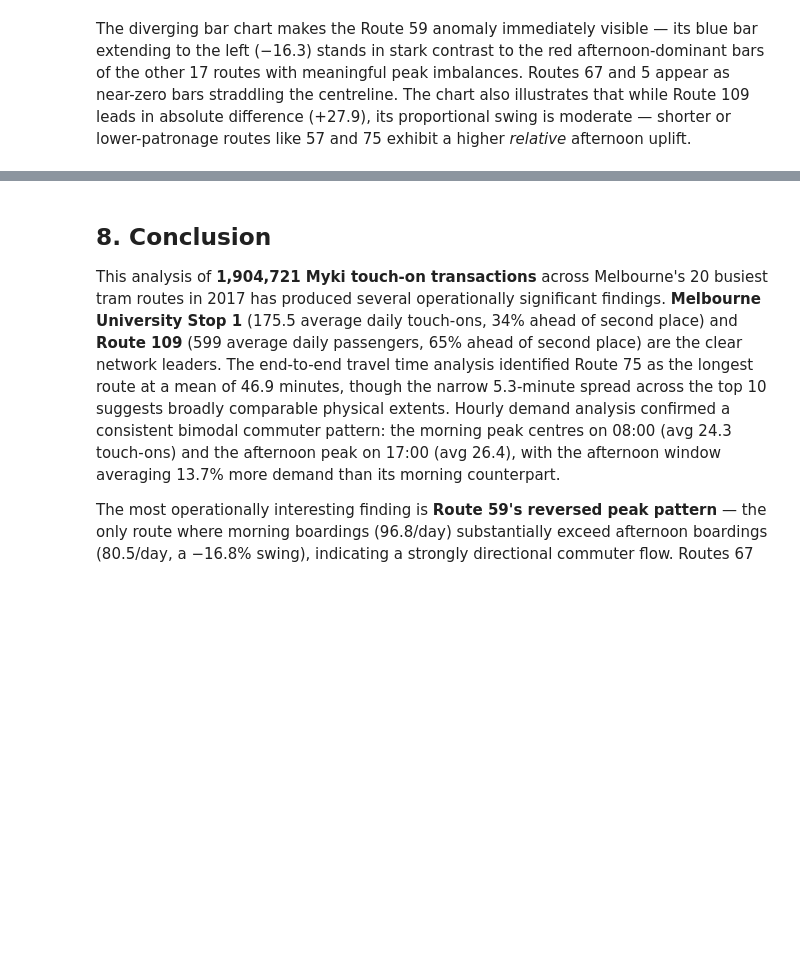
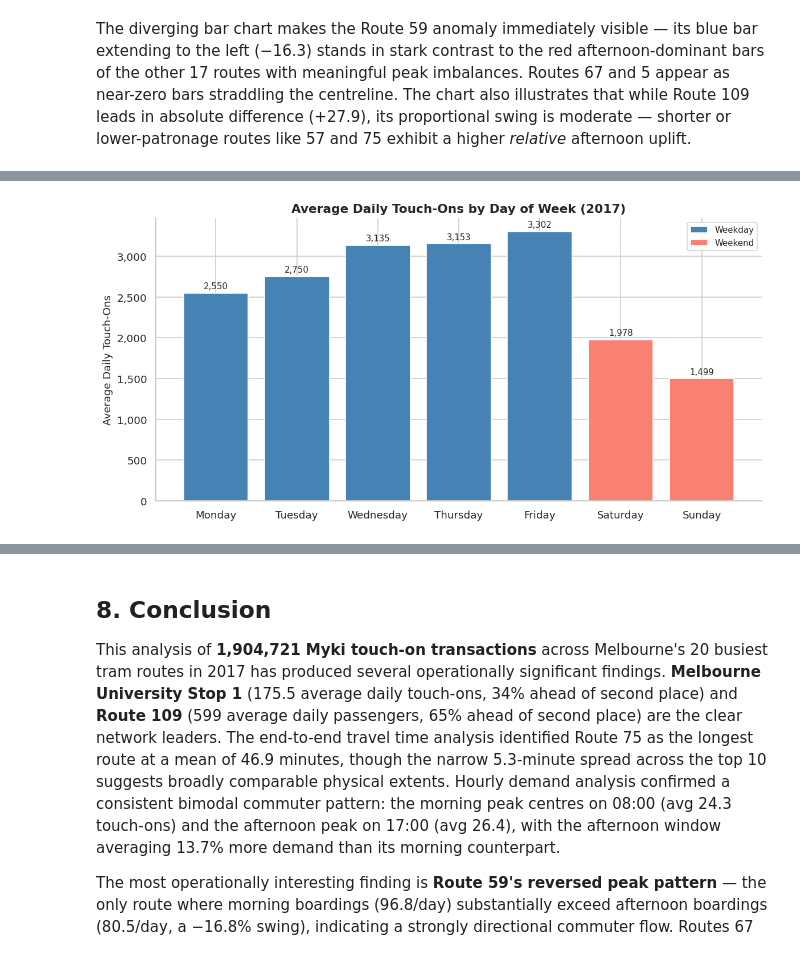
Before and after one commit to kawserutshopro321/Melbourne-Myki-Tram-Network-Analysis-Main-2017, a Jupyter notebook: SIT731_Task4P_225586507.ipynb, the cells around one changed output, grey strips where cells are left out. Saved outputs shown, nothing was run; the diff lists cells and outputs as text; code cells hidden in the pictures; blank space fills up the shorter version.

Commit message:
updated analysis

```diff
--- a/SIT731_Task4P_225586507.ipynb
+++ b/SIT731_Task4P_225586507.ipynb
@@ -30,7 +23,7 @@ from matplotlib.patches import Patch
 from IPython.display import display
 
 # ── Path configuration ───────────────────────────────────────────────────────
-DATA_DIR = r'D:\SIT731\Task_4P'
+DATA_DIR = r'D:\SIT731\Task_4P\Melbourne-Myki-Tram-Network-Analysis-Main-2017'
 # ────────────────────────────────────────────────────────────────────────────
 
 pd.set_option('display.max_columns', None)
@@ -601,0 +599,13 @@ The diverging bar chart makes the Route 59 anomaly immediately visible — its b
+# %%
+trips['dow']      = trips['on_datetime'].dt.dayofweek   # 0 = Monday
+trips['dow_name'] = trips['on_datetime'].dt.day_name()
+
+dow_daily = (
+    trips.groupby(['dow', 'dow_name', 'business_date'])
+    .size().reset_index(name='cnt')
+)
+dow_avg = (
+    dow_daily.groupby(['dow', 'dow_name'])['cnt']
+    .mean().reset_index(name='avg_daily').sort_values('dow')
+)
+print(dow_avg[['dow_name','avg_daily']].to_string(index=False))
@@ -601,0 +635,22 @@ The diverging bar chart makes the Route 59 anomaly immediately visible — its b
+# %%
+day_order = ['Monday','Tuesday','Wednesday','Thursday','Friday','Saturday','Sunday']
+dow_plot  = dow_avg.set_index('dow_name').loc[day_order].reset_index()
+colors    = ['steelblue' if d < 5 else 'salmon' for d in dow_plot['dow']]
+
+fig, ax = plt.subplots(figsize=(10, 5))
+bars = ax.bar(dow_plot['dow_name'], dow_plot['avg_daily'], color=colors, edgecolor='white')
+for bar in bars:
+    ax.text(bar.get_x() + bar.get_width()/2, bar.get_height() + 30,
+            f'{bar.get_height():,.0f}', ha='center', va='bottom', fontsize=9)
+ax.set_ylabel('Average Daily Touch-Ons', fontsize=11)
+ax.set_title('Average Daily Touch-Ons by Day of Week (2017)', fontsize=13, fontweight='bold')
+legend_elements = [Patch(facecolor='steelblue', label='Weekday'),
+                   Patch(facecolor='salmon',    label='Weekend')]
+ax.legend(handles=legend_elements, fontsize=9)
+ax.yaxis.set_major_formatter(mticker.FuncFormatter(lambda x, _: f'{x:,.0f}'))
+sns.despine()
+plt.tight_layout()
+plt.savefig('portfolio_dow.png', dpi=150, bbox_inches='tight')
+plt.show()
+# %% [output]
+[figure, added]
```
Also changed, not shown: parts of 48 cells of this notebook.
